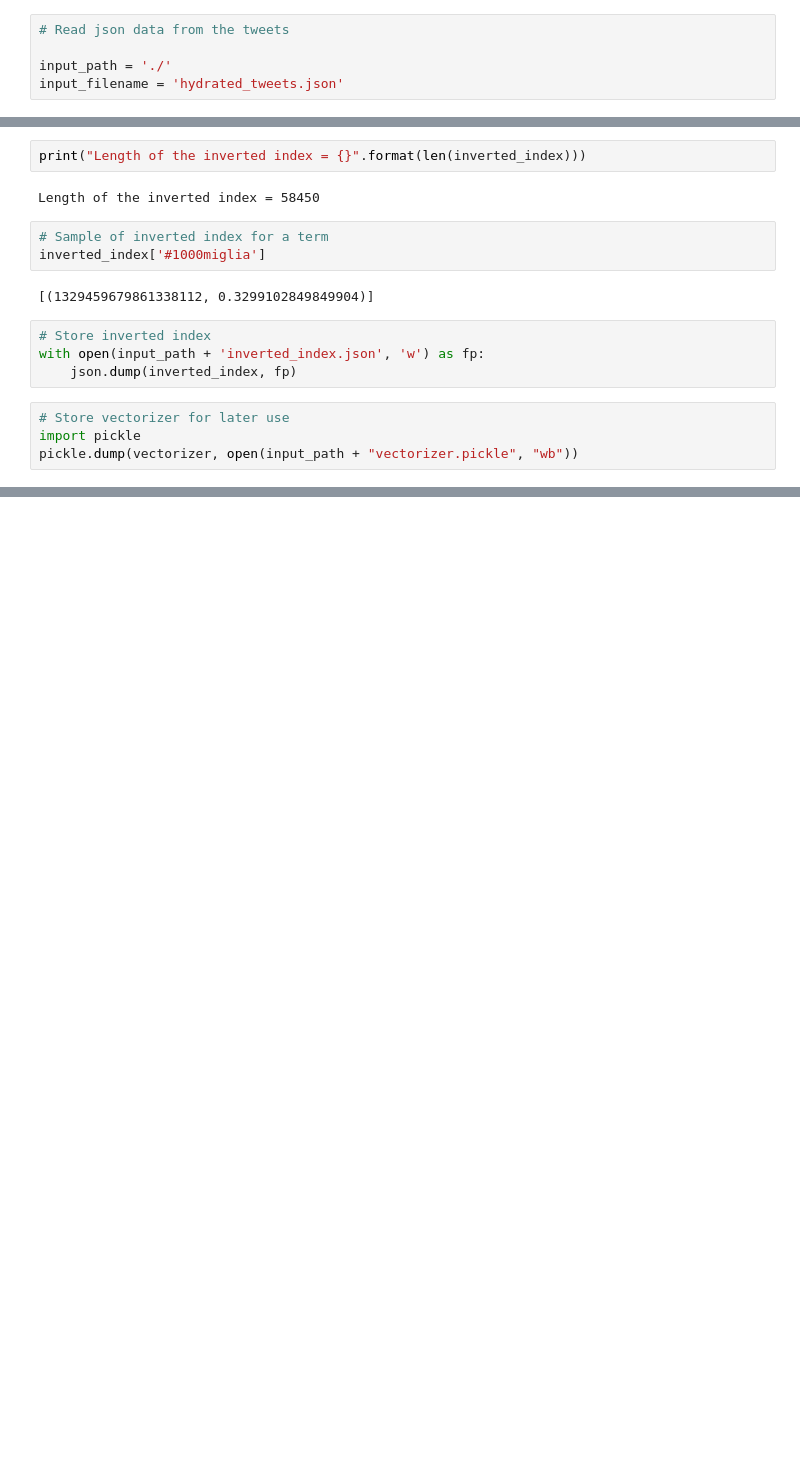
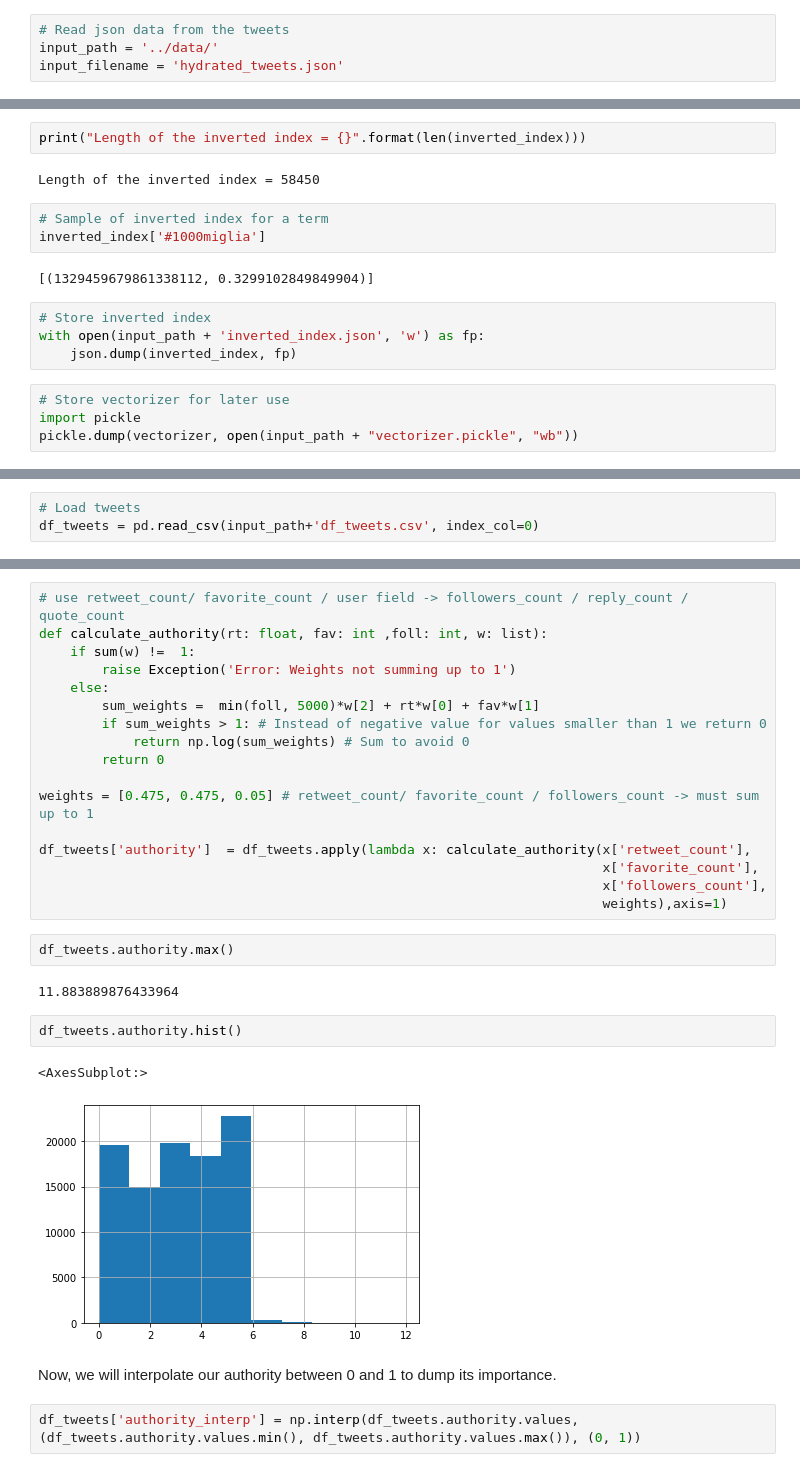
Before and after one commit to EduardVergesFranch/COVID_SEARCHENGINE, a Jupyter notebook: search_engine/Indexing.ipynb, the cells around one changed output, grey strips where cells are left out. Cells and saved outputs as stored; diff of their text form; blank space fills up the shorter version.

```diff
--- a/search_engine/Search Engine Construction.ipynb
+++ b/search_engine/Indexing.ipynb
@@ -31,7 +23,6 @@ tweets_with_authori     [     <=>            ]  61,60M  61,3MB/s    in 1,0s
 # %%
 # Read json data from the tweets
-
-input_path = './'
+input_path = '../data/'
 input_filename = 'hydrated_tweets.json'
 # %%
 # Generate a dataframe
@@ -193,0 +192,3 @@ pickle.dump(vectorizer, open(input_path + "vectorizer.pickle", "wb"))
+# %%
+# Load tweets
+df_tweets = pd.read_csv(input_path+'df_tweets.csv', index_col=0)
@@ -193,0 +208,30 @@ pickle.dump(vectorizer, open(input_path + "vectorizer.pickle", "wb"))
+# %%
+# use retweet_count/ favorite_count / user field -> followers_count / reply_count / quote_count
+def calculate_authority(rt: float, fav: int ,foll: int, w: list):
+    if sum(w) !=  1:
+        raise Exception('Error: Weights not summing up to 1')
+    else:
+        sum_weights =  min(foll, 5000)*w[2] + rt*w[0] + fav*w[1]
+        if sum_weights > 1: # Instead of negative value for values smaller than 1 we return 0
+            return np.log(sum_weights) # Sum to avoid 0
+        return 0
+
+weights = [0.475, 0.475, 0.05] # retweet_count/ favorite_count / followers_count -> must sum up to 1
+
+df_tweets['authority']  = df_tweets.apply(lambda x: calculate_authority(x['retweet_count'],
+                                                                        x['favorite_count'],
+                                                                        x['followers_count'],
+                                                                        weights),axis=1)
+# %%
+df_tweets.authority.max()
+# %% [output]
+11.883889876433964
+# %%
+df_tweets.authority.hist()
+# %% [output]
+<AxesSubplot:>
+[figure, added]
+# %% [markdown]
+Now, we will interpolate our authority between 0 and 1 to dump its importance.
+# %%
+df_tweets['authority_interp'] = np.interp(df_tweets.authority.values, (df_tweets.authority.values.min(), df_tweets.authority.values.max()), (0, 1))
```
Also changed, not shown: parts of 14 cells of this notebook, 11 other files.
